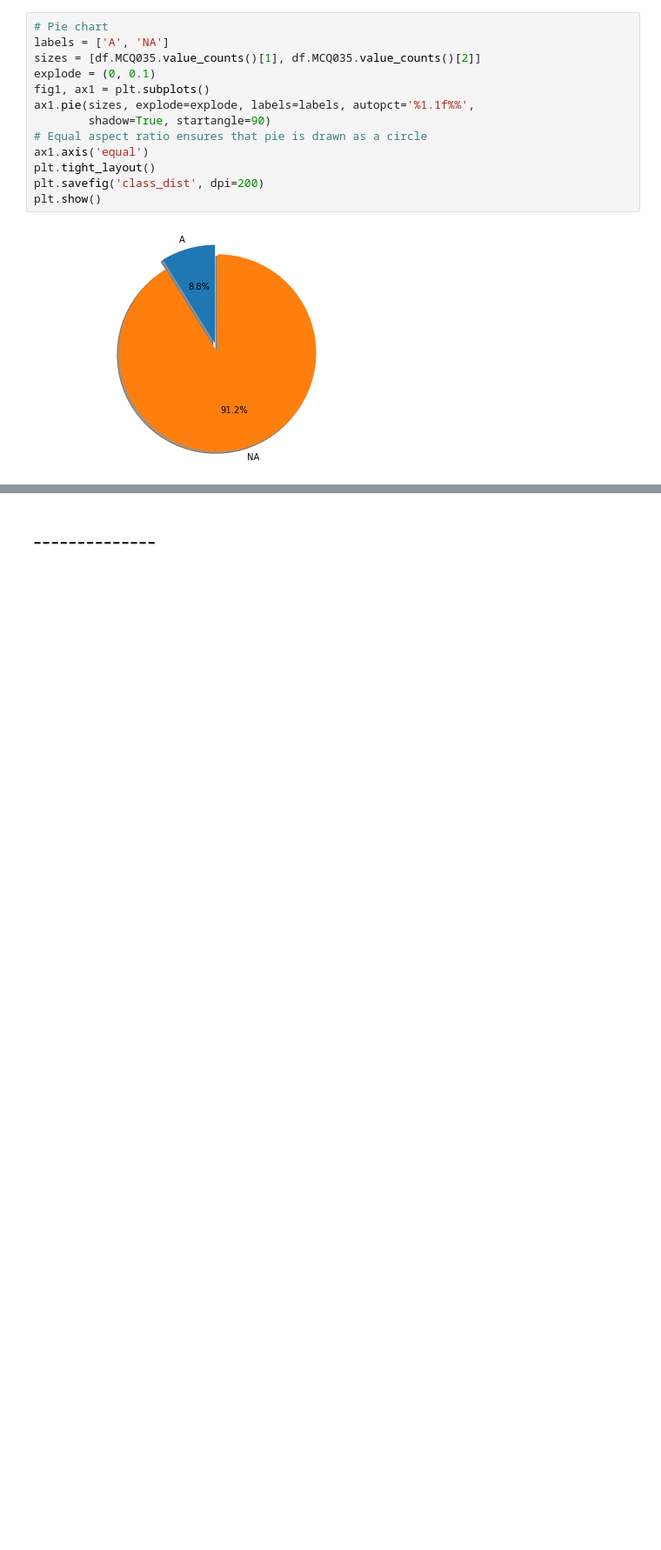
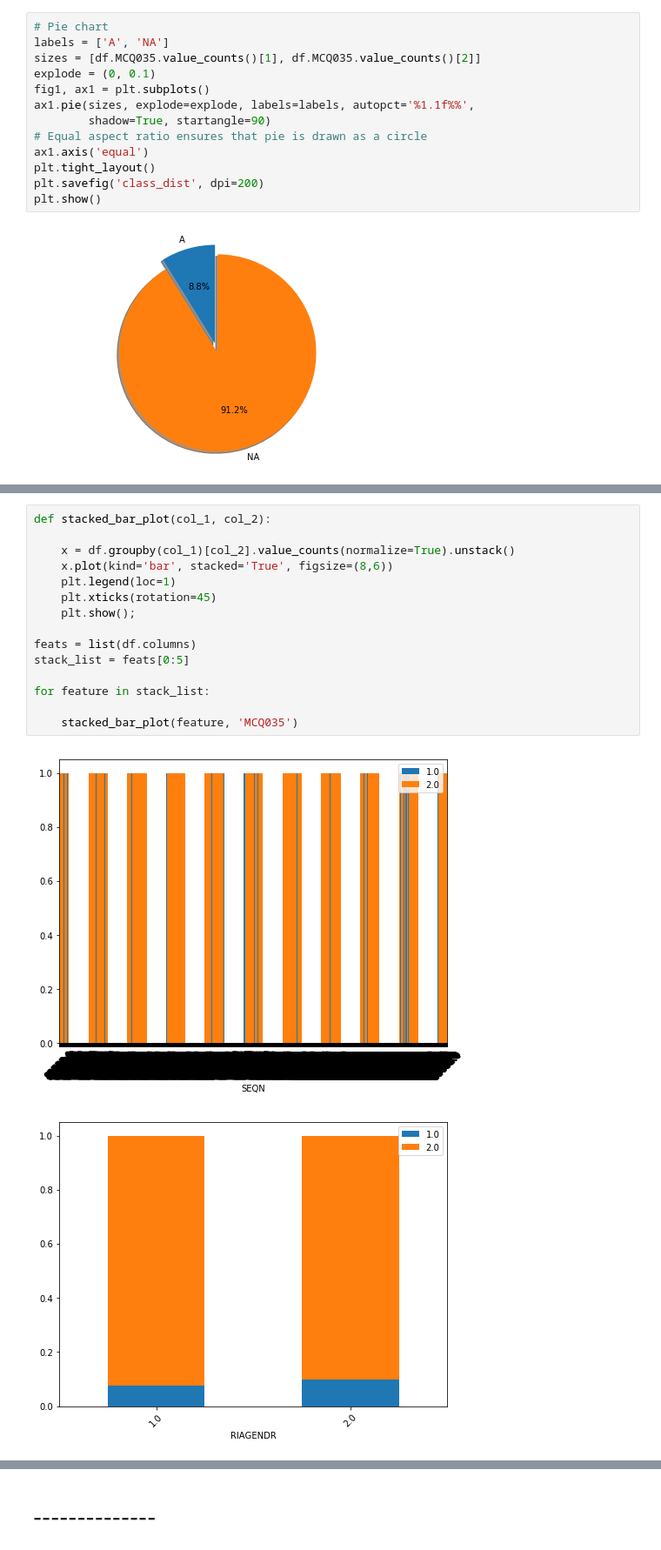
Before and after one commit to ram-avni/health_condition_predictor, a Jupyter notebook: Data_records.ipynb, the cells around one changed output, grey strips where cells are left out. Shown at 87% size. Drawn from its saved outputs; the diff is of its cells as text; blank space fills up the shorter version.

```diff
--- a/Data_records.ipynb
+++ b/Data_records.ipynb
@@ -256,0 +267,18 @@ plt.show()
+# %%
+def stacked_bar_plot(col_1, col_2):
+
+    x = df.groupby(col_1)[col_2].value_counts(normalize=True).unstack()
+    x.plot(kind='bar', stacked='True', figsize=(8,6))
+    plt.legend(loc=1)
+    plt.xticks(rotation=45)
+    plt.show();
+
+feats = list(df.columns)
+stack_list = feats[0:5]
+
+for feature in stack_list:
+
+    stacked_bar_plot(feature, 'MCQ035')
+# %% [output]
+[figure, added]
+[figure, added]
```
Also changed, not shown: parts of 3 cells of this notebook.
